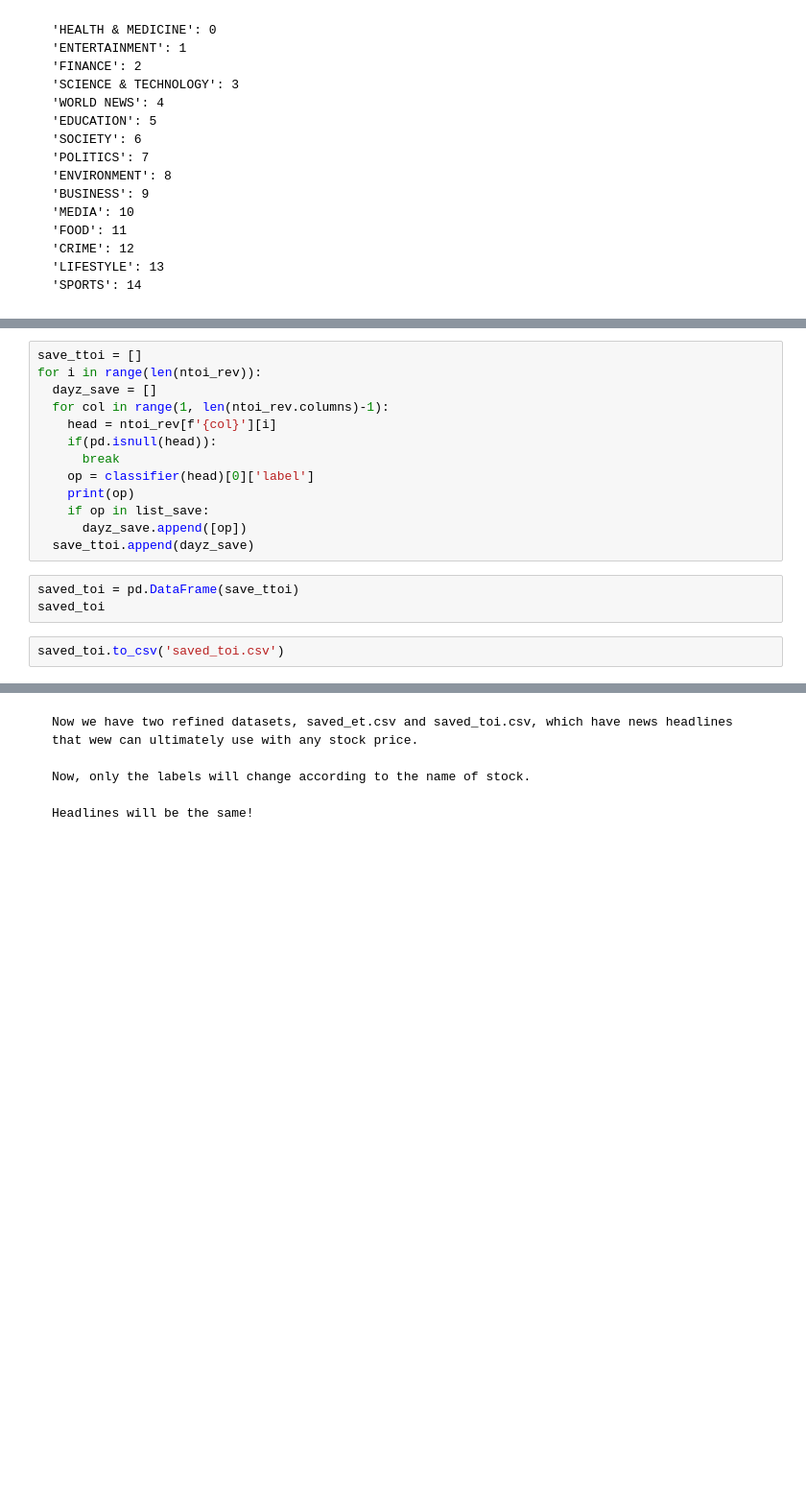
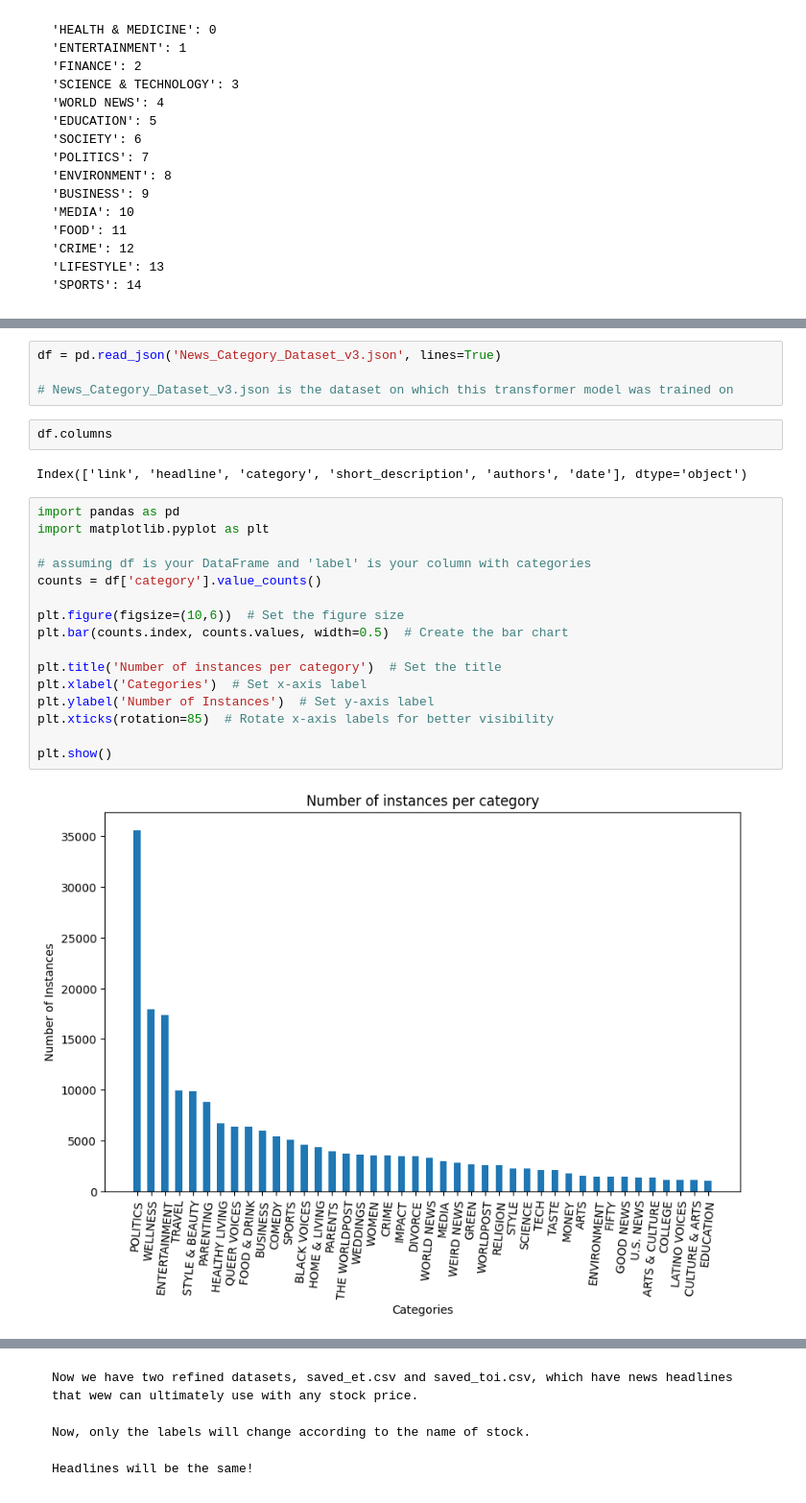
Before and after one commit to itsmuditt/Stock_Price_Prediction, a Jupyter notebook: News_for_stock_Analysis.ipynb, the cells around one changed output, grey strips where cells are left out. Shown at 96% size. Drawn from its saved outputs; the diff is of its cells as text; blank space fills up the shorter version.

```diff
--- a/News_for_stock_Analysis.ipynb
+++ b/News_for_stock_Analysis.ipynb
@@ -303,18 +286,26 @@ saved_et.to_csv('saved_et.csv')
-# %%
-save_ttoi = []
-for i in range(len(ntoi_rev)):
-  dayz_save = []
-  for col in range(1, len(ntoi_rev.columns)-1):
-    head = ntoi_rev[f'{col}'][i]
-    if(pd.isnull(head)):
-      break
-    op = classifier(head)[0]['label']
-    print(op)
-    if op in list_save:
-      dayz_save.append([op])
-  save_ttoi.append(dayz_save)
-# %%
-saved_toi = pd.DataFrame(save_ttoi)
-saved_toi
-# %%
-saved_toi.to_csv('saved_toi.csv')
+# %%
+df = pd.read_json('News_Category_Dataset_v3.json', lines=True)
+
+# News_Category_Dataset_v3.json is the dataset on which this transformer model was trained on
+# %%
+df.columns
+# %% [output]
+Index(['link', 'headline', 'category', 'short_description', 'authors', 'date'], dtype='object')
+# %%
+import pandas as pd
+import matplotlib.pyplot as plt
+
+# assuming df is your DataFrame and 'label' is your column with categories
+counts = df['category'].value_counts()
+
+plt.figure(figsize=(10,6))  # Set the figure size
+plt.bar(counts.index, counts.values, width=0.5)  # Create the bar chart
+
+plt.title('Number of instances per category')  # Set the title
+plt.xlabel('Categories')  # Set x-axis label
+plt.ylabel('Number of Instances')  # Set y-axis label
+plt.xticks(rotation=85)  # Rotate x-axis labels for better visibility
+
+plt.show()
+# %% [output]
+[figure, added]
```
Also changed, not shown: parts of 82 cells of this notebook.
